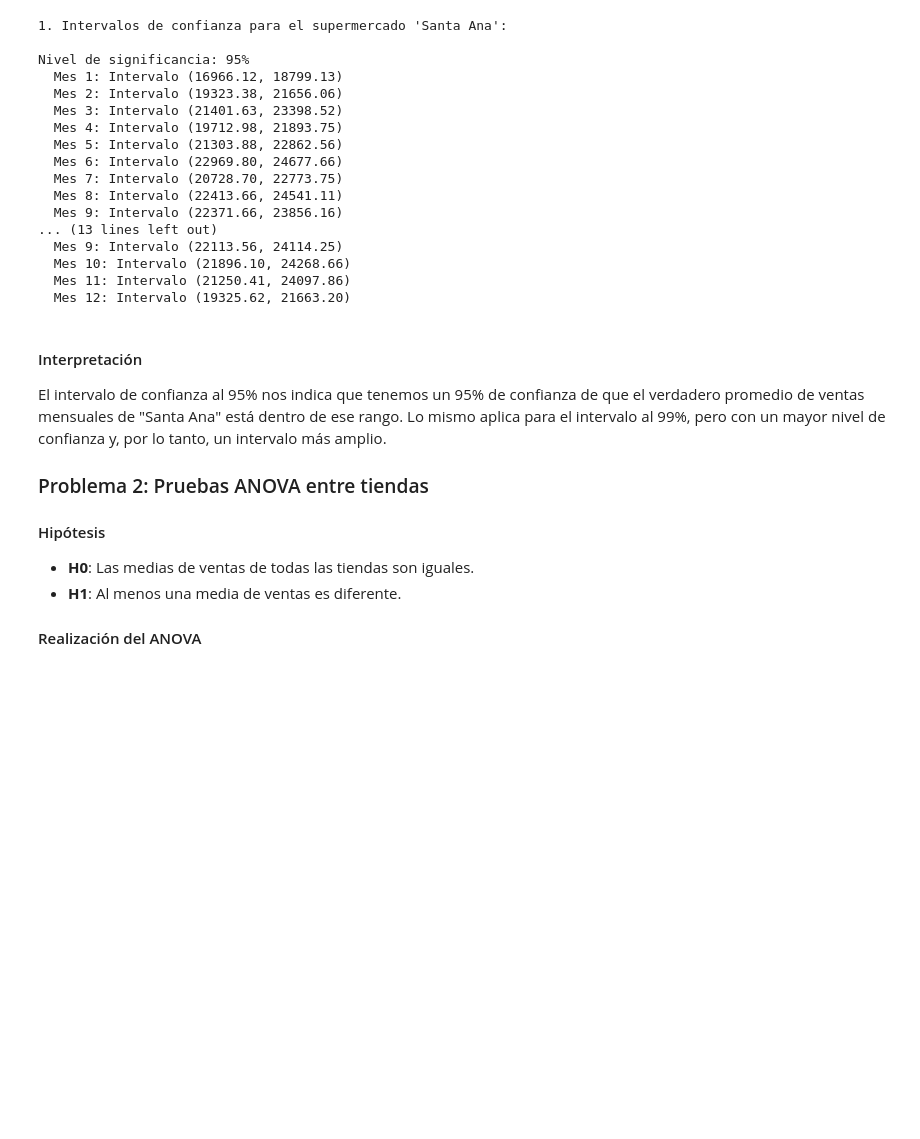
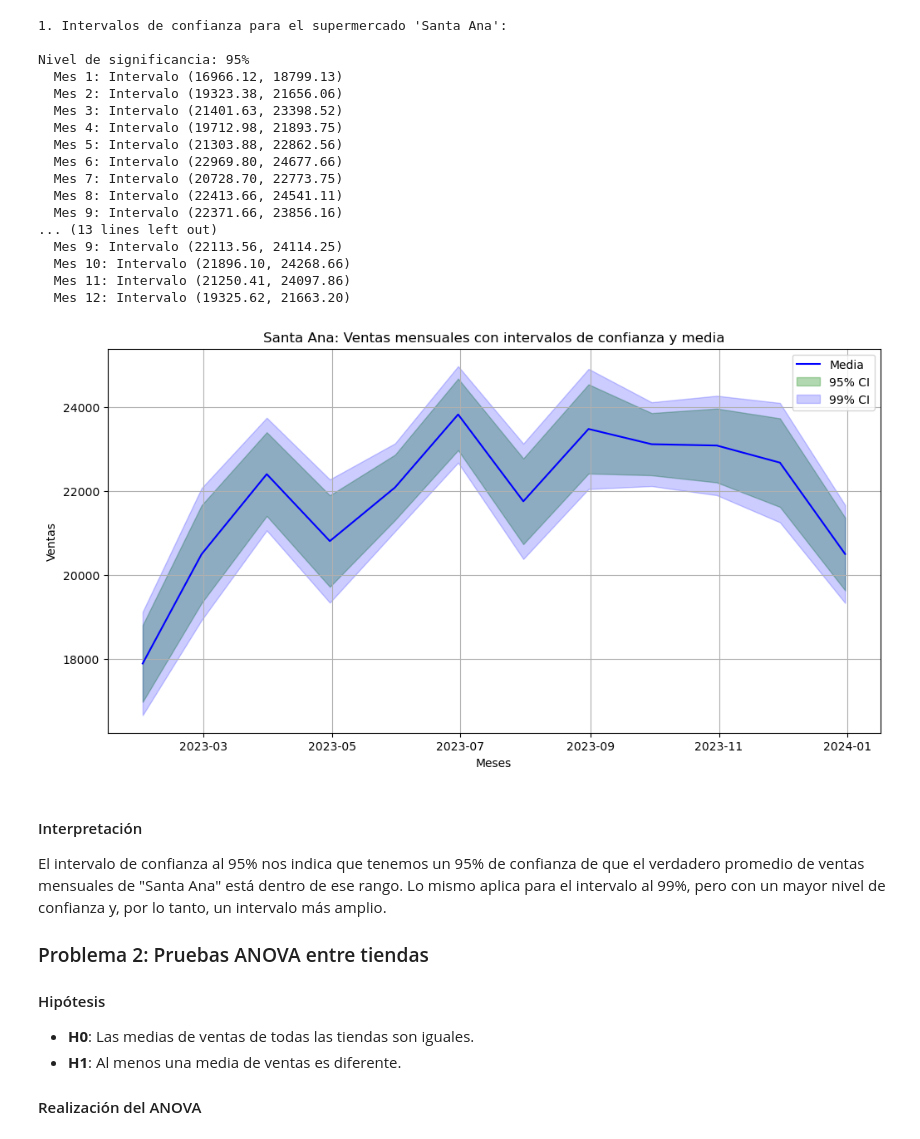
Before and after one commit to gramoscelli/PEIA_TP_Final, a Jupyter notebook: resolucion.ipynb, the cells around one changed output. Cells and saved outputs as stored; diff of their text form; code cells hidden in the pictures; blank space fills up the shorter version.

Commit message:
Agrega grafico para Santa Ana

```diff
--- a/resolucion.ipynb
+++ b/resolucion.ipynb
@@ -117,9 +117,12 @@ ventas_santa_ana['Mes'] = ventas_santa_ana['Fecha'].dt.month
 intervalos_confianza = {}
 
 valores_alpha = [0.05, 0.01]
-
+ci_95 = [] # solo util para graficar
+ci_99 = [] # solo util para graficar
 for alpha in valores_alpha:
     intervalos = {}
+    ci_low_result = []  # solo util para graficar
+    ci_high_result = [] # solo util para graficar
 
     for month in ventas_santa_ana['Mes'].unique():
         data_mensual = ventas_santa_ana[ventas_santa_ana['Mes'] == month]['Ventas']
@@ -129,10 +132,14 @@ for alpha in valores_alpha:
         std_err = std_dev / np.sqrt(n)
         df = n - 1
         ci_lower, ci_upper = stats.t.interval(1 - alpha, df, loc=media, scale=std_err)
-
         intervalos[month] = (ci_lower, ci_upper)
-
+        ci_low_result.append(ci_lower) # solo util para graficar
+        ci_high_result.append(ci_upper) # solo util para graficar
     intervalos_confianza[alpha] = intervalos
+    if 1 - alpha == 95/100:
+        ci_95 = [ci_low_result, ci_high_result] # solo util para graficar
+    elif 1 - alpha == 99/100:
+        ci_99 = [ci_low_result, ci_high_result] # solo util para graficar
 
 print("1. Intervalos de confianza para el supermercado 'Santa Ana':")
 for alpha, intervals in intervalos_confianza.items():
@@ -157,6 +164,35 @@ Nivel de significancia: 95%
   Mes 10: Intervalo (21896.10, 24268.66)
   Mes 11: Intervalo (21250.41, 24097.86)
   Mes 12: Intervalo (19325.62, 21663.20)
+# %%
+df_ventas_santa_ana['Fecha'] = pd.to_datetime(df_ventas_santa_ana['Fecha'], format='%d/%m/%y')
+df_ventas_santa_ana.set_index('Fecha', inplace=True)
+
+monthly_mean = df_ventas_santa_ana.resample('ME')['Ventas'].mean()
+monthly_std = df_ventas_santa_ana.resample('ME')['Ventas'].std()
+
+# Create DataFrame with results
+ci_results = pd.DataFrame({
+    'Mean': monthly_mean,
+    'CI_95_Lower': ci_95[0],
+    'CI_95_Upper': ci_95[1],
+    'CI_99_Lower': ci_99[0],
+    'CI_99_Upper': ci_99[1]
+}).round(2)
+
+# Graficar resultados
+plt.figure(figsize=(12, 6))
+plt.plot(monthly_mean.index, monthly_mean.values, 'b-', label='Media')
+plt.fill_between(monthly_mean.index, ci_95[0], ci_95[1], color='g', alpha=0.3, label='95% CI')
+plt.fill_between(monthly_mean.index, ci_99[0], ci_99[1], color='b', alpha=0.2, label='99% CI')
+plt.title('Santa Ana: Ventas mensuales con intervalos de confianza y media')
+plt.xlabel('Meses')
+plt.ylabel('Ventas')
+plt.legend()
+plt.grid(True)
+plt.show()
+# %% [output]
+[figure, added]
 # %% [markdown]
 #### Interpretación
 
```
